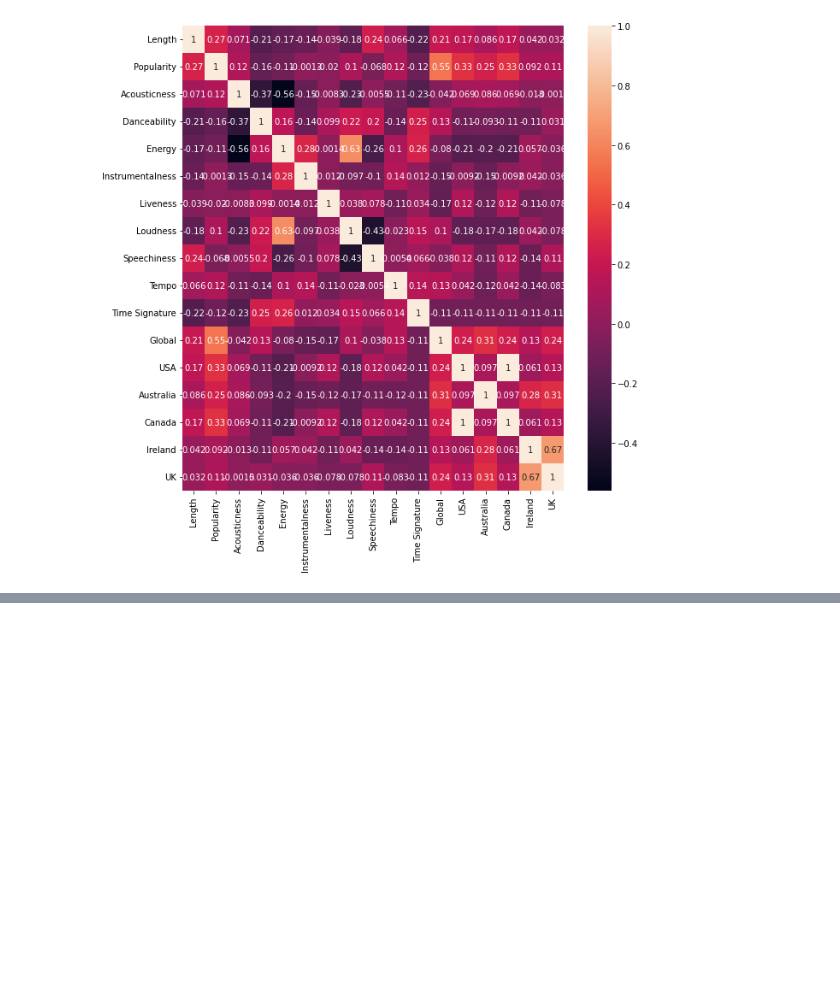
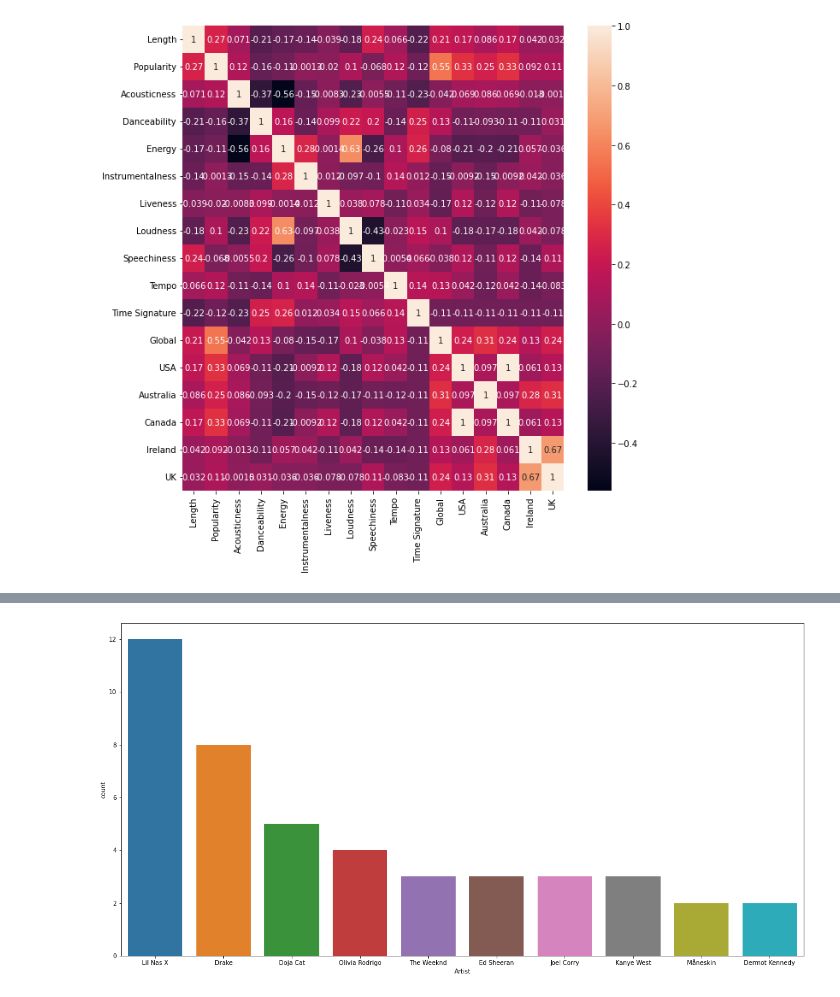
Before and after one commit to jadefreese/SpotifyTop50-Data-Analysis, a Jupyter notebook: Data/Understanding the Data.ipynb, the cells around one changed output, grey strips where cells are left out. Saved outputs shown, nothing was run; the diff lists cells and outputs as text; code cells hidden in the pictures; blank space fills up the shorter version.

```diff
--- a/Data/Understanding the Data.ipynb
+++ b/Data/Understanding the Data.ipynb
@@ -100,0 +245,7 @@ globalTop.describe()
+# %%
+#Show the 10 artists with the most songs in the track list
+plt.figure(figsize=(20,10))
+sns.countplot(x = 'Artist', data = allTracks_df, order = allTracks_df['Artist'].value_counts().iloc[:10].index, )
+plt.show()
+# %% [output]
+[figure, added]
```
Also changed, not shown: parts of 14 cells of this notebook, 2 other files.
